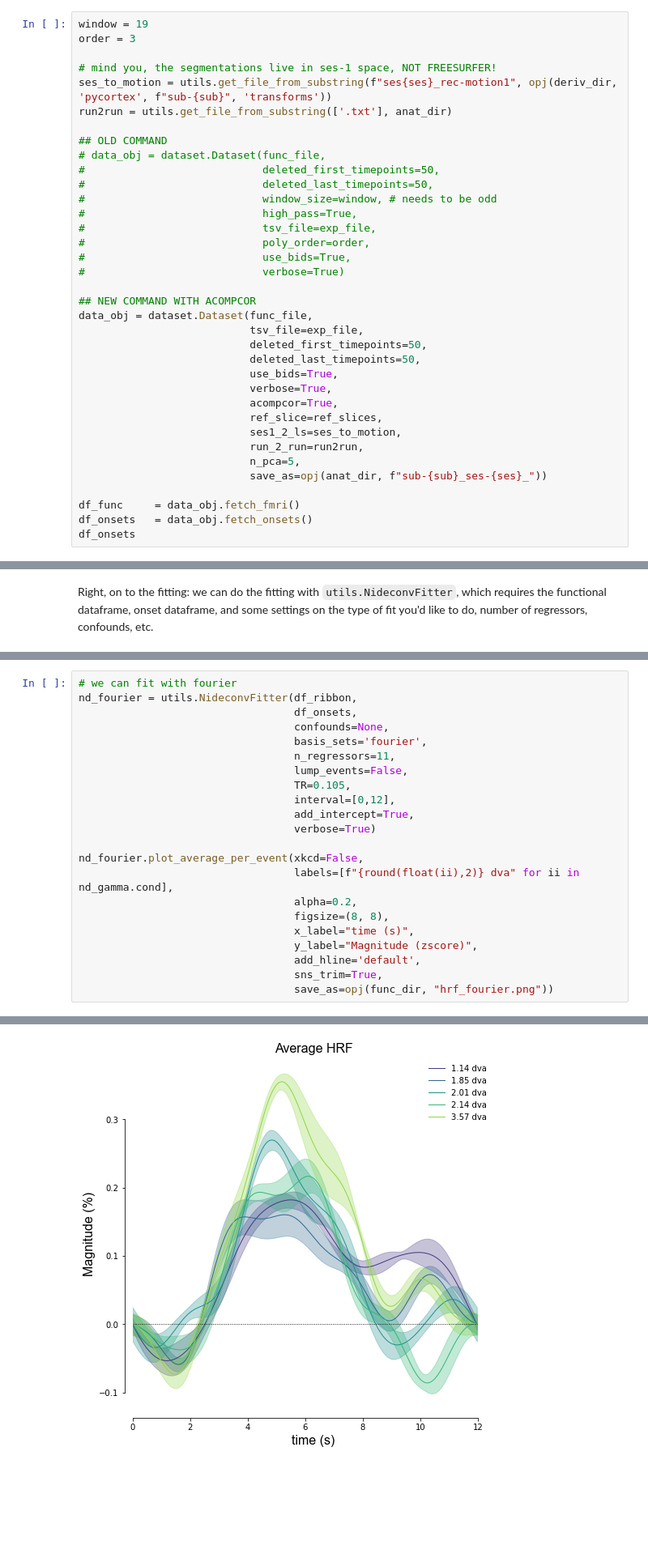
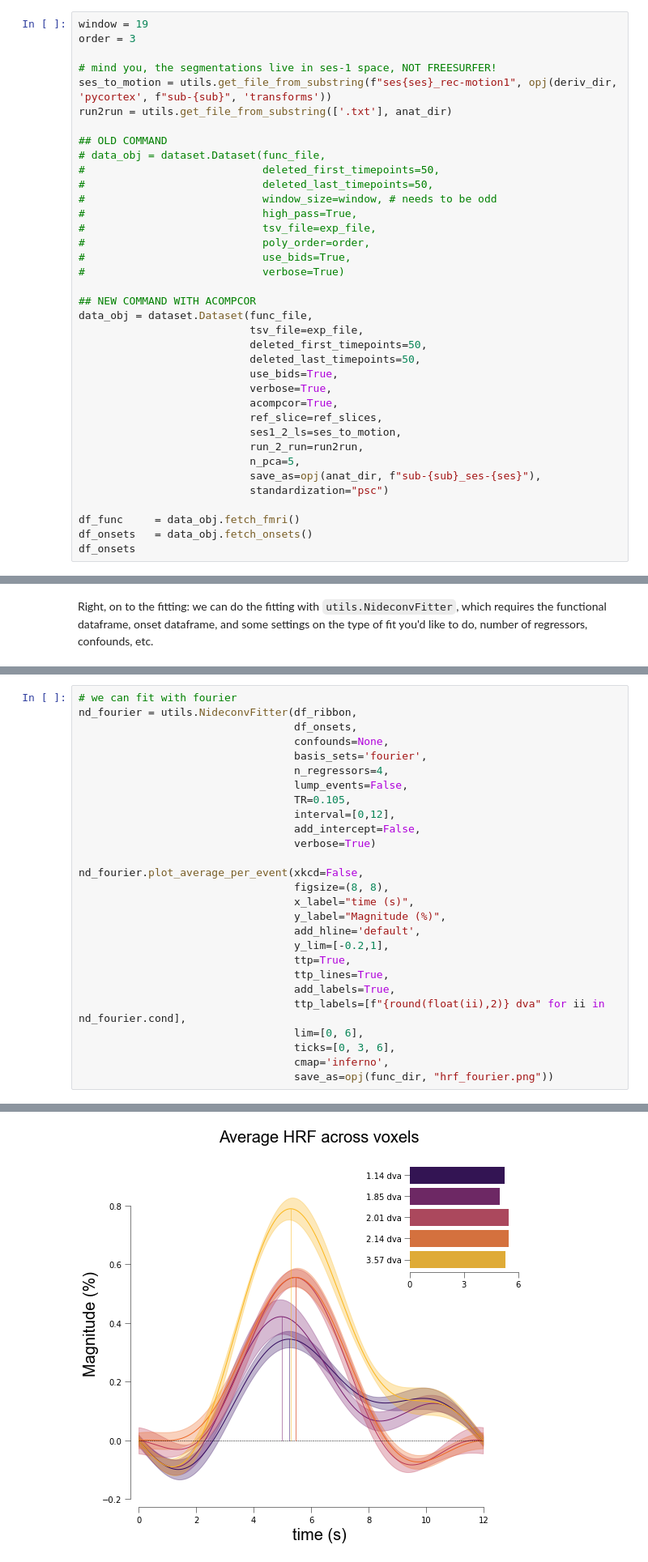
Before and after one commit to gjheij/linescanning, a Jupyter notebook: doc/source/examples/acompcor.ipynb, the cells around one changed output, grey strips where cells are left out. Shown at 81% size. Drawn from its saved outputs; the diff is of its cells as text; blank space fills up the shorter version.

```diff
--- a/doc/source/examples/acompcor.ipynb
+++ b/doc/source/examples/acompcor.ipynb
@@ -79,7 +79,8 @@ data_obj = dataset.Dataset(func_file,
                            ses1_2_ls=ses_to_motion,
                            run_2_run=run2run,
                            n_pca=5,
-                           save_as=opj(anat_dir, f"sub-{sub}_ses-{ses}_"))
+                           save_as=opj(anat_dir, f"sub-{sub}_ses-{ses}"),
+                           standardization="psc")
 
 df_func     = data_obj.fetch_fmri()
 df_onsets   = data_obj.fetch_onsets()
@@ -187,21 +188,26 @@ nd_fourier = utils.NideconvFitter(df_ribbon,
                                   df_onsets,
                                   confounds=None,
                                   basis_sets='fourier',
-                                  n_regressors=11,
+                                  n_regressors=4,
                                   lump_events=False,
                                   TR=0.105,
                                   interval=[0,12],
-                                  add_intercept=True,
+                                  add_intercept=False,
                                   verbose=True)
 
 nd_fourier.plot_average_per_event(xkcd=False,
-                                  labels=[f"{round(float(ii),2)} dva" for ii in nd_gamma.cond],
-                                  alpha=0.2,
                                   figsize=(8, 8),
                                   x_label="time (s)",
-                                  y_label="Magnitude (zscore)",
+                                  y_label="Magnitude (%)",
                                   add_hline='default',
-                                  sns_trim=True,
+                                  y_lim=[-0.2,1],
+                                  ttp=True,
+                                  ttp_lines=True,
+                                  add_labels=True,
+                                  ttp_labels=[f"{round(float(ii),2)} dva" for ii in nd_fourier.cond],
+                                  lim=[0, 6],
+                                  ticks=[0, 3, 6],
+                                  cmap='inferno',
                                   save_as=opj(func_dir, "hrf_fourier.png"))
 # %% [output]
 Selected 'fourier'-basis sets
@@ -215,4 +222,4 @@ Done
-[figure, old version]
+[figure, new version]
 # %% [markdown]
 The models above considered each stimulus event (stimulus size) as separate event. Again, we can also lump them together into a single event to get an `average HRF`
 # %%
```
Also changed, not shown: parts of 6 cells of this notebook.
